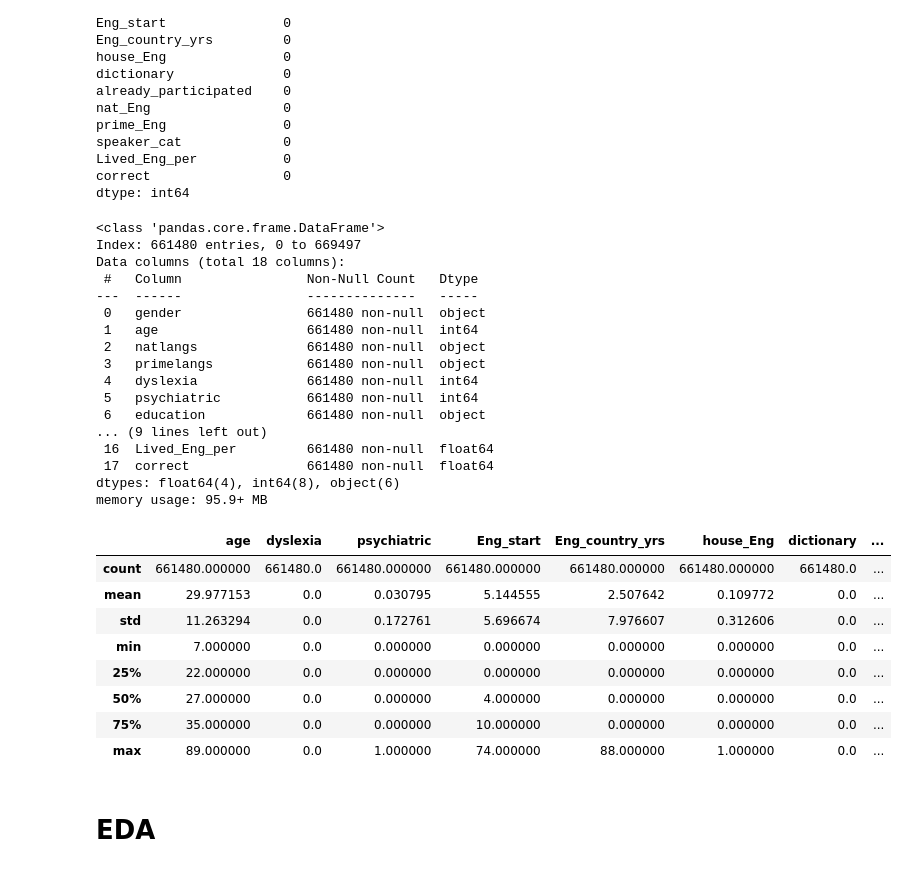
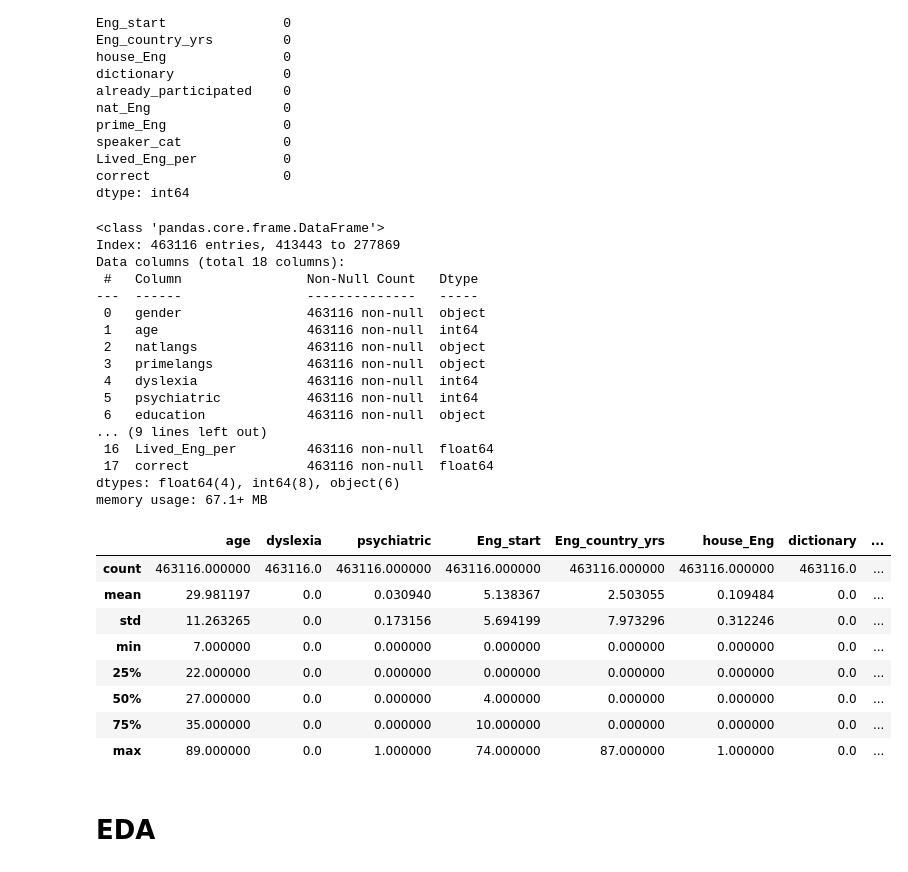
Before and after one commit to UBC-MDS/english-score-predictor, a Jupyter notebook: Analysis.ipynb, the cells around one changed output. Drawn from its saved outputs; the diff is of its cells as text; code cells hidden in the pictures.

```diff
--- a/Analysis.ipynb
+++ b/Analysis.ipynb
@@ -86,17 +86,17 @@ correct                      0
 dtype: int64
 # %%
 # Replacing NaN values for the numeric columns with zero
-df_numeric_filled = df.select_dtypes(include='number').fillna(0)
-df.update(df_numeric_filled)
+df_numeric_filled = train_df.select_dtypes(include='number').fillna(0)
+train_df.update(df_numeric_filled)
 
 # Dropping the other columns with plenty on NaN values (except natlangs and primelangs)
 exclude_columns = ['natlangs', 'primelangs']
-columns_to_drop = df.columns[df.isna().any() & ~df.columns.isin(exclude_columns)]
-df = df.drop(columns=columns_to_drop)
+columns_to_drop = train_df.columns[train_df.isna().any() & ~train_df.columns.isin(exclude_columns)]
+train_df = train_df.drop(columns=columns_to_drop)
 
 # dropping rows with NaN values in natlangs and primelangs columns
-df = df.dropna()
+train_df = train_df.dropna()
 
-df
+train_df
 # %% [output]
 |  | gender | age | natlangs | primelangs | dyslexia | psychiatric | education | tests | Eng_start | ... |
@@ -137,37 +137,37 @@ Lived_Eng_per           0
 correct                 0
 dtype: int64
 # %%
-df.info()
+train_df.info()
 # %% [output]
 <class 'pandas.core.frame.DataFrame'>
-Index: 661480 entries, 0 to 669497
+Index: 463116 entries, 413443 to 277869
 Data columns (total 18 columns):
  #   Column                Non-Null Count   Dtype
 ---  ------                --------------   -----
- 0   gender                661480 non-null  object
- 1   age                   661480 non-null  int64
- 2   natlangs              661480 non-null  object
- 3   primelangs            661480 non-null  object
- 4   dyslexia              661480 non-null  int64
- 5   psychiatric           661480 non-null  int64
- 6   education             661480 non-null  object
+ 0   gender                463116 non-null  object
+ 1   age                   463116 non-null  int64
+ 2   natlangs              463116 non-null  object
+ 3   primelangs            463116 non-null  object
+ 4   dyslexia              463116 non-null  int64
+ 5   psychiatric           463116 non-null  int64
+ 6   education             463116 non-null  object
 ... (9 lines left out)
- 16  Lived_Eng_per         661480 non-null  float64
- 17  correct               661480 non-null  float64
+ 16  Lived_Eng_per         463116 non-null  float64
+ 17  correct               463116 non-null  float64
 dtypes: float64(4), int64(8), object(6)
-memory usage: 95.9+ MB
+memory usage: 67.1+ MB
 # %%
-df.describe()
+train_df.describe()
 # %% [output]
 |  | age | dyslexia | psychiatric | Eng_start | Eng_country_yrs | house_Eng | dictionary | ... |
-| count | 661480.000000 | 661480.0 | 661480.000000 | 661480.000000 | 661480.000000 | 661480.000000 | 661480.0 | ... |
-| mean | 29.977153 | 0.0 | 0.030795 | 5.144555 | 2.507642 | 0.109772 | 0.0 | ... |
-| std | 11.263294 | 0.0 | 0.172761 | 5.696674 | 7.976607 | 0.312606 | 0.0 | ... |
+| count | 463116.000000 | 463116.0 | 463116.000000 | 463116.000000 | 463116.000000 | 463116.000000 | 463116.0 | ... |
+| mean | 29.981197 | 0.0 | 0.030940 | 5.138367 | 2.503055 | 0.109484 | 0.0 | ... |
+| std | 11.263265 | 0.0 | 0.173156 | 5.694199 | 7.973296 | 0.312246 | 0.0 | ... |
 | min | 7.000000 | 0.0 | 0.000000 | 0.000000 | 0.000000 | 0.000000 | 0.0 | ... |
 | 25% | 22.000000 | 0.0 | 0.000000 | 0.000000 | 0.000000 | 0.000000 | 0.0 | ... |
 | 50% | 27.000000 | 0.0 | 0.000000 | 4.000000 | 0.000000 | 0.000000 | 0.0 | ... |
 | 75% | 35.000000 | 0.0 | 0.000000 | 10.000000 | 0.000000 | 0.000000 | 0.0 | ... |
-| max | 89.000000 | 0.0 | 1.000000 | 74.000000 | 88.000000 | 1.000000 | 0.0 | ... |
+| max | 89.000000 | 0.0 | 1.000000 | 74.000000 | 87.000000 | 1.000000 | 0.0 | ... |
 # %% [markdown]
 # EDA
 # %% [markdown]
```
Also changed, not shown: parts of 7 cells of this notebook.
